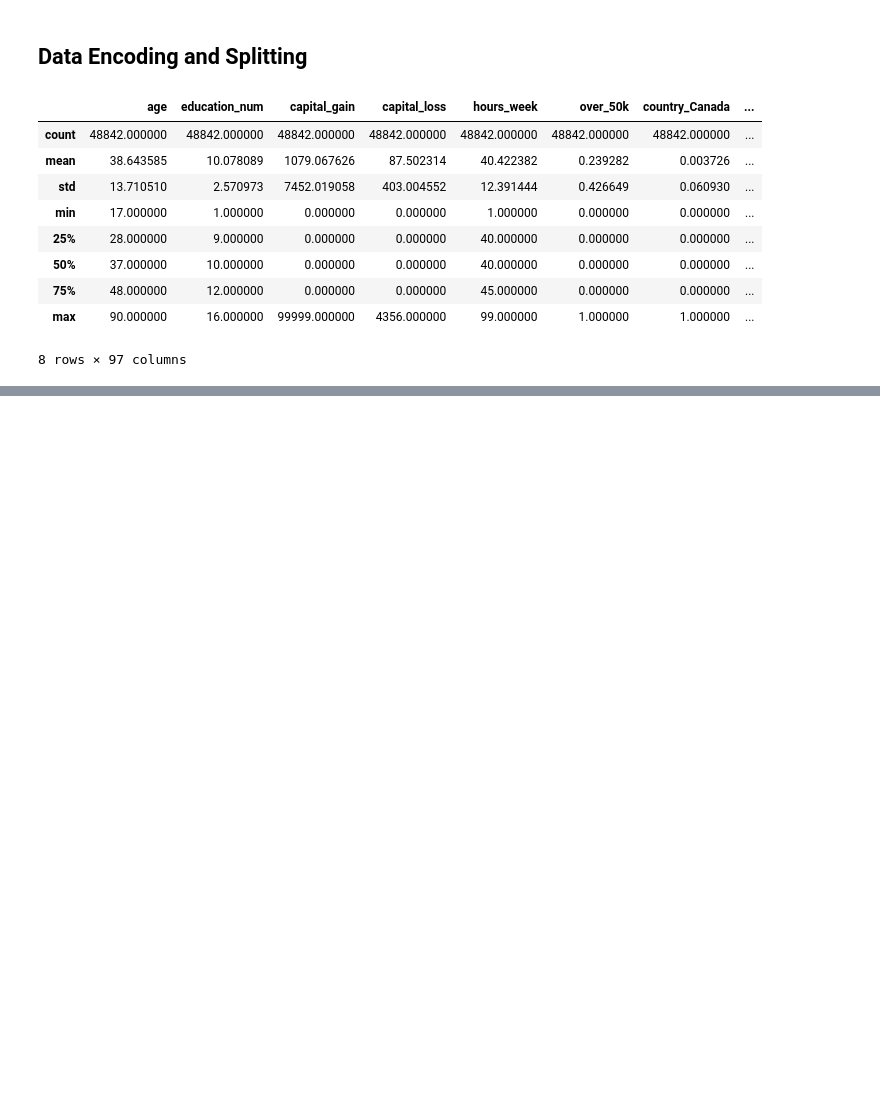
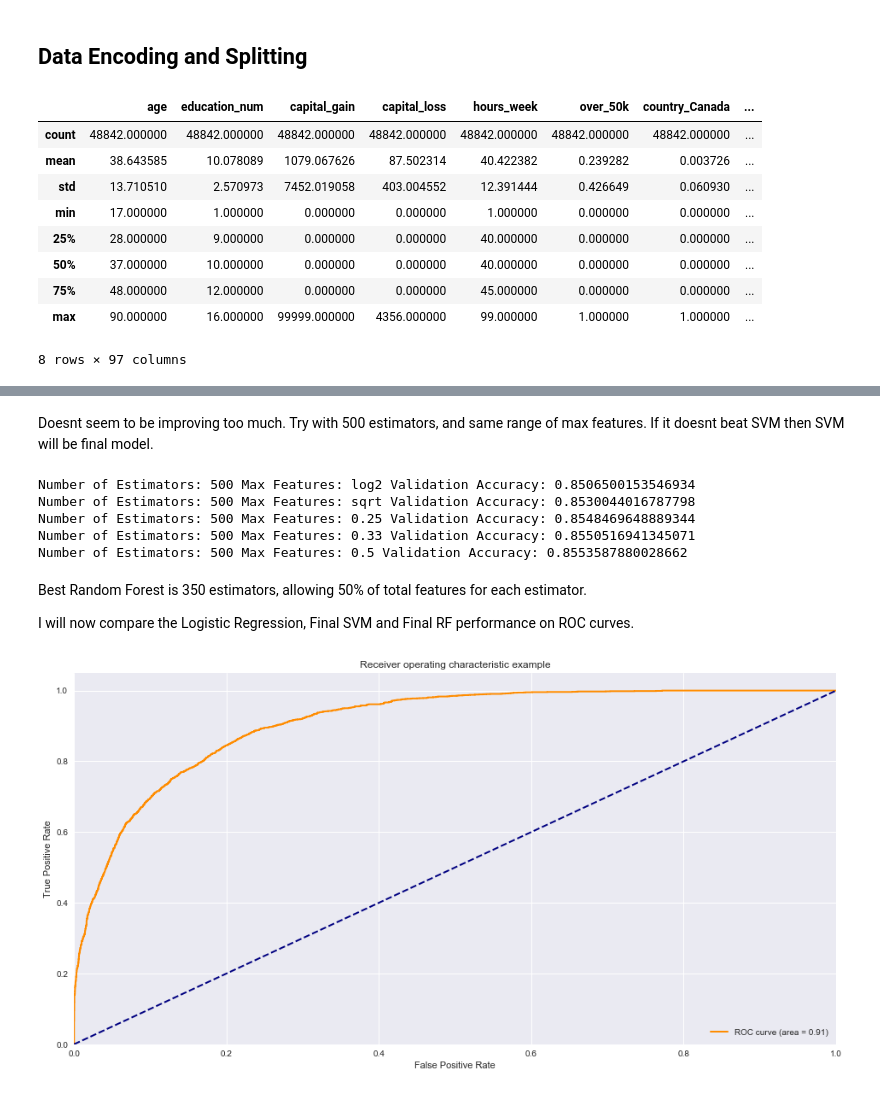
Before and after one commit to courthaworth/data-scientist-exercise01, a Jupyter notebook: RTI_DataScientist_Exercise.ipynb, the cells around one changed output, grey strips where cells are left out. Drawn from its saved outputs; the diff is of its cells as text; code cells hidden in the pictures; blank space fills up the shorter version.

Commit message:
Finalized analysis and model. Need to do writeup.

```diff
--- a/RTI_DataScientist_Exercise.ipynb
+++ b/RTI_DataScientist_Exercise.ipynb
@@ -218,0 +326,6 @@ and I plan to choose between three models:
+# %%
+for config in param_grid:
+    sv = SVC(kernel = "rbf",C = config[0],gamma = config[1])
+    sv.fit(X_train,y_train)
+    score = sv.score(X_val,y_val)
+    print("C: {} gamma: {} Validation Accuracy: {}".format(config[0],config[1],score))
@@ -218,0 +404,6 @@ and I plan to choose between three models:
+# %%
+for config in param_grid:
+    rf = RandomForestClassifier(n_estimators = config[0],max_features = config[1])
+    rf.fit(X_train,y_train)
+    score = rf.score(X_val,y_val)
+    print("Number of Estimators: {} Max Features: {} Validation Accuracy: {}".format(config[0],config[1],score))
@@ -218,0 +431,47 @@ and I plan to choose between three models:
+# %% [markdown]
+Doesnt seem to be improving too much. Try with 500 estimators, and same range of max features. If it doesnt beat SVM then SVM will be final model.
+# %%
+n_estimators_range = [500]
+max_features_range = ["log2","sqrt",.25,.33,.5]
+param_grid = []
+for element in itertools.product(n_estimators_range,max_features_range):
+    param_grid.append(element)
+
+for config in param_grid:
+    rf = RandomForestClassifier(n_estimators = config[0],max_features = config[1])
+    rf.fit(X_train,y_train)
+    score = rf.score(X_val,y_val)
+    print("Number of Estimators: {} Max Features: {} Validation Accuracy: {}".format(config[0],config[1],score))
+# %% [output]
+Number of Estimators: 500 Max Features: log2 Validation Accuracy: 0.8506500153546934
+Number of Estimators: 500 Max Features: sqrt Validation Accuracy: 0.8530044016787798
+Number of Estimators: 500 Max Features: 0.25 Validation Accuracy: 0.8548469648889344
+Number of Estimators: 500 Max Features: 0.33 Validation Accuracy: 0.8550516941345071
+Number of Estimators: 500 Max Features: 0.5 Validation Accuracy: 0.8553587880028662
+# %% [markdown]
+Best Random Forest is 350 estimators, allowing 50% of total features for each estimator.
+
+I will now compare the Logistic Regression, Final SVM and Final RF performance on ROC curves.
+# %%
+from sklearn.metrics import roc_curve, auc
+lr = LogisticRegression()
+lr.fit(X_train,y_train)
+preds = lr.predict_proba(X_val)
+preds = [pred[1] for pred in preds]
+fpr, tpr, _ = roc_curve(y_val,preds)
+roc_auc = auc(fpr, tpr)
+# %%
+plt.figure()
+lw = 2
+plt.plot(fpr, tpr, color='darkorange',
+         lw=lw, label='ROC curve (area = %0.2f)' % roc_auc)
+plt.plot([0, 1], [0, 1], color='navy', lw=lw, linestyle='--')
+plt.xlim([0.0, 1.0])
+plt.ylim([0.0, 1.05])
+plt.xlabel('False Positive Rate')
+plt.ylabel('True Positive Rate')
+plt.title('Receiver operating characteristic example')
+plt.legend(loc="lower right")
+plt.show()
+# %% [output]
+[figure, added]
```
Also changed, not shown: parts of 33 cells of this notebook, 1 other file.
